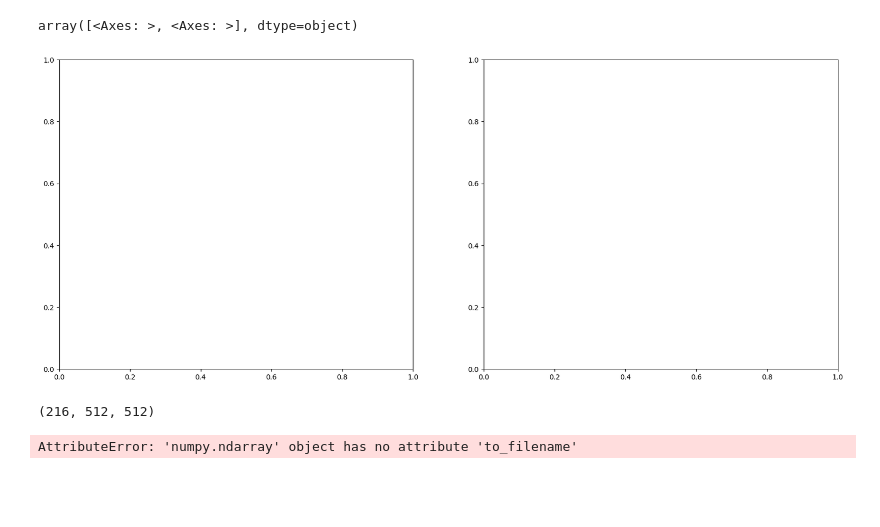
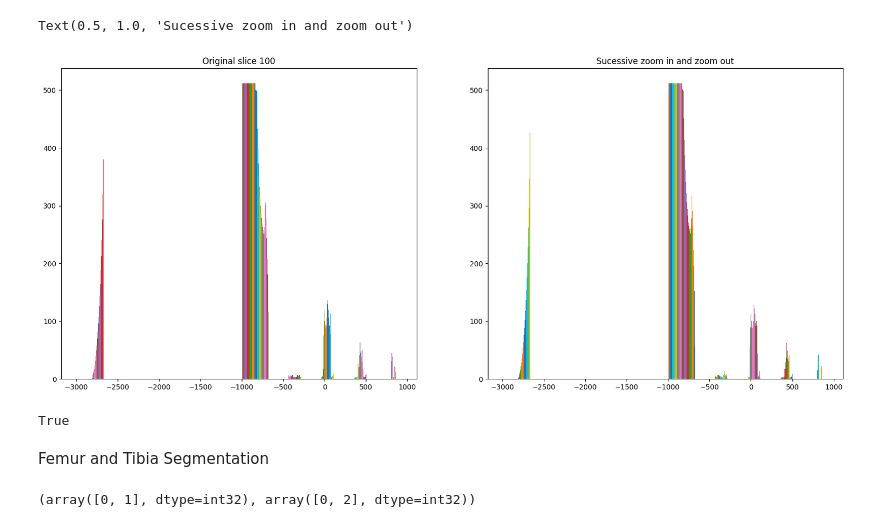
Before and after one commit to a-b365/bone-analysis, a Jupyter notebook: notebooks/notebook.ipynb, the cells around one changed output. Cells and saved outputs as stored; diff of their text form; code cells hidden in the pictures; blank space fills up the shorter version.

```diff
--- a/notebooks/notebook.ipynb
+++ b/notebooks/notebook.ipynb
@@ -15,7 +16,6 @@ from skimage.feature import peak_local_max
 # %%
 ct_volume = nib.load("../results/3702_left_knee.nii.gz")
 ct_data = ct_volume.get_fdata()
-ct_data = ct_data.transpose((2, 1, 0))
 spacing = ct_volume.header.get_zooms()
 # %%
 def show_mask(mask):
@@ -68,17 +65,20 @@ plt.show()
 # %%
+zoom_in = zoom(ct_data[100], (4,4), order=0)
+zoom_out = zoom(zoom_in, (0.25, 0.25), order=0)
 fig, axes = plt.subplots(1, 2, figsize=(20, 8))
 ax = axes.ravel()
 ax[0].hist(ct_data[100])
-ax[0].title("Slice 100")
-ax[1].hist(zoom())
+ax[0].set_title("Original slice 100")
+ax[1].hist(zoom_out)
+ax[1].set_title("Sucessive zoom in and zoom out")
 # %% [output]
-array([<Axes: >, <Axes: >], dtype=object)
+Text(0.5, 1.0, 'Sucessive zoom in and zoom out')
-[figure, old version]
+[figure, new version]
-# %%
-binary_mask.shape
-# %% [output]
-(216, 512, 512)
+# %%
+print(np.array_equal(ct_data[100], zoom_out)) # If True, the original slice and zoom_out is equal otherwise not.
+# %% [output]
+True
 # %%
-nib.save(binary_mask, filename="../results/3702_left_knee_mask.nii.gz")
+nib.save(nib.Nifti1Image(binary_mask, affine=ct_volume.affine), filename="../results/3702_left_knee_mask_final.nii.gz")
-# %% [output]
-AttributeError: 'numpy.ndarray' object has no attribute 'to_filename'
+# %% [markdown]
+Femur and Tibia Segmentation
@@ -84,0 +104,4 @@ AttributeError: 'numpy.ndarray' object has no attribute 'to_filename'
+# %%
+np.unique(labels[:, :, :104]), np.unique(labels[:, :, 108:])
+# %% [output]
+(array([0, 1], dtype=int32), array([0, 2], dtype=int32))
```
Also changed, not shown: parts of 14 cells of this notebook, 9 other files.
